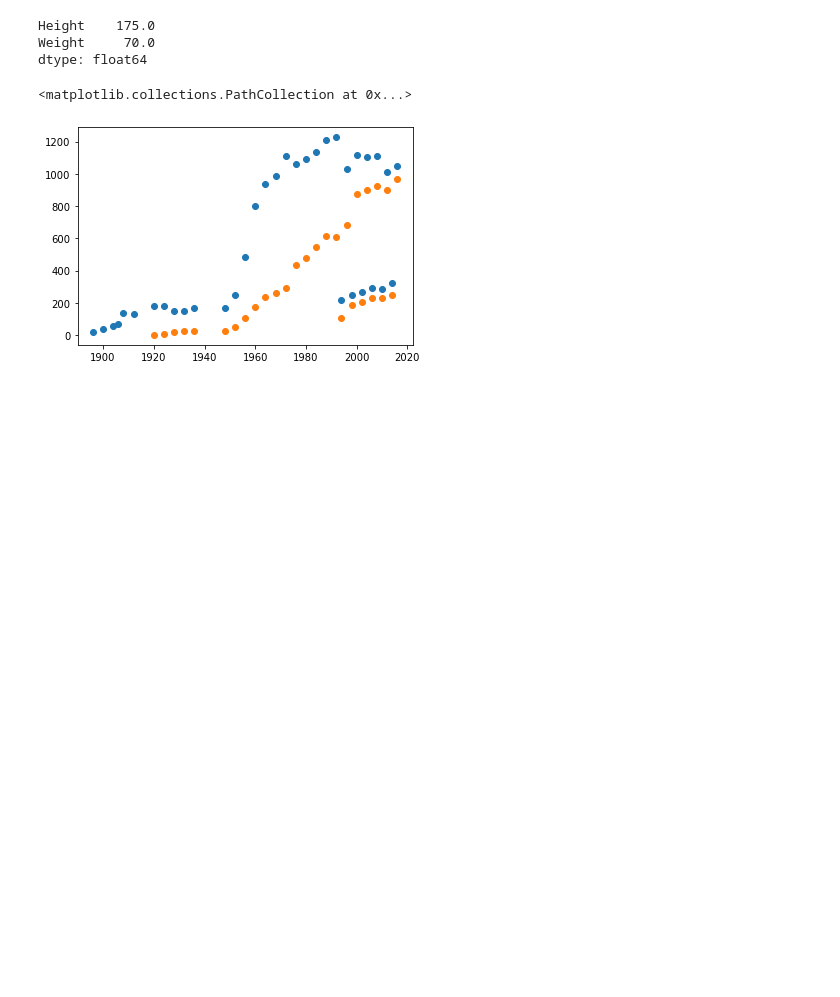
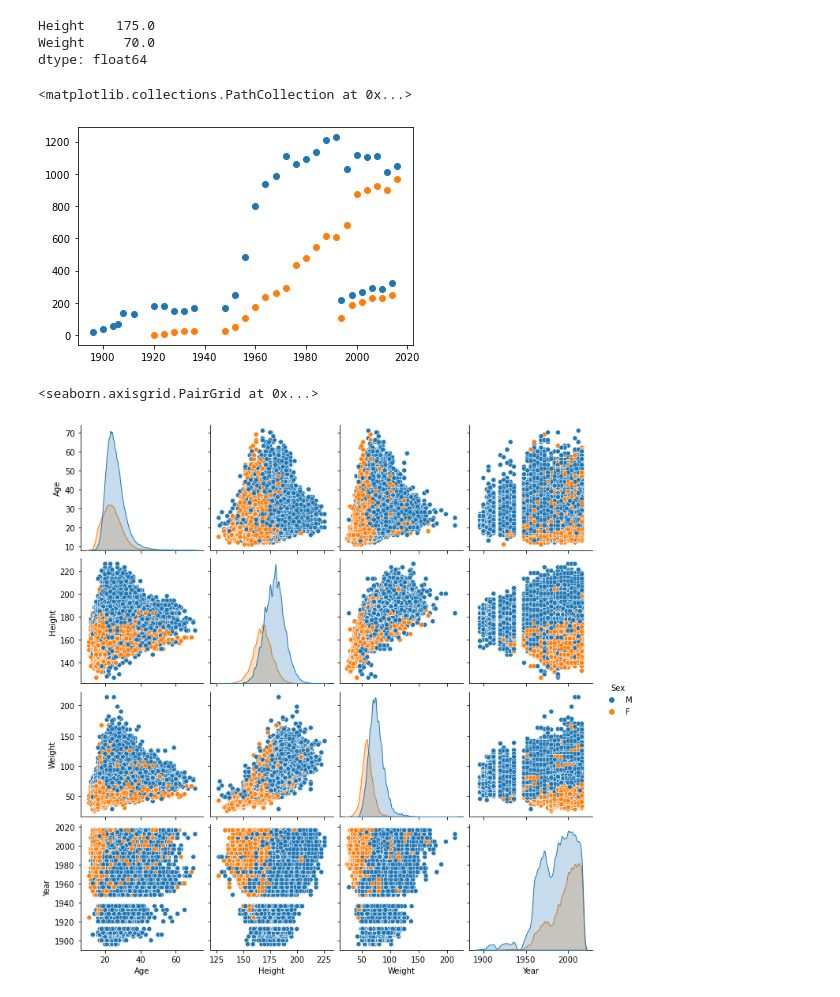
Before and after one commit to gleffad/data_approach_to_olympic_games, a Jupyter notebook: olympic_games_analysis.ipynb, the cells around one changed output. Drawn from its saved outputs; the diff is of its cells as text; code cells hidden in the pictures; blank space fills up the shorter version.

```diff
--- a/olympic_games_analysis.ipynb
+++ b/olympic_games_analysis.ipynb
@@ -185,3 +188,8 @@ plt.scatter(dfF.index, dfF['Medal'])
 # %% [output]
 <matplotlib.collections.PathCollection at 0x...>
 [figure]
+# %%
+sns.pairplot(df_events, hue = 'Sex')
+# %% [output]
+<seaborn.axisgrid.PairGrid at 0x...>
+[figure, added]
```
Also changed, not shown: parts of 10 cells of this notebook.
